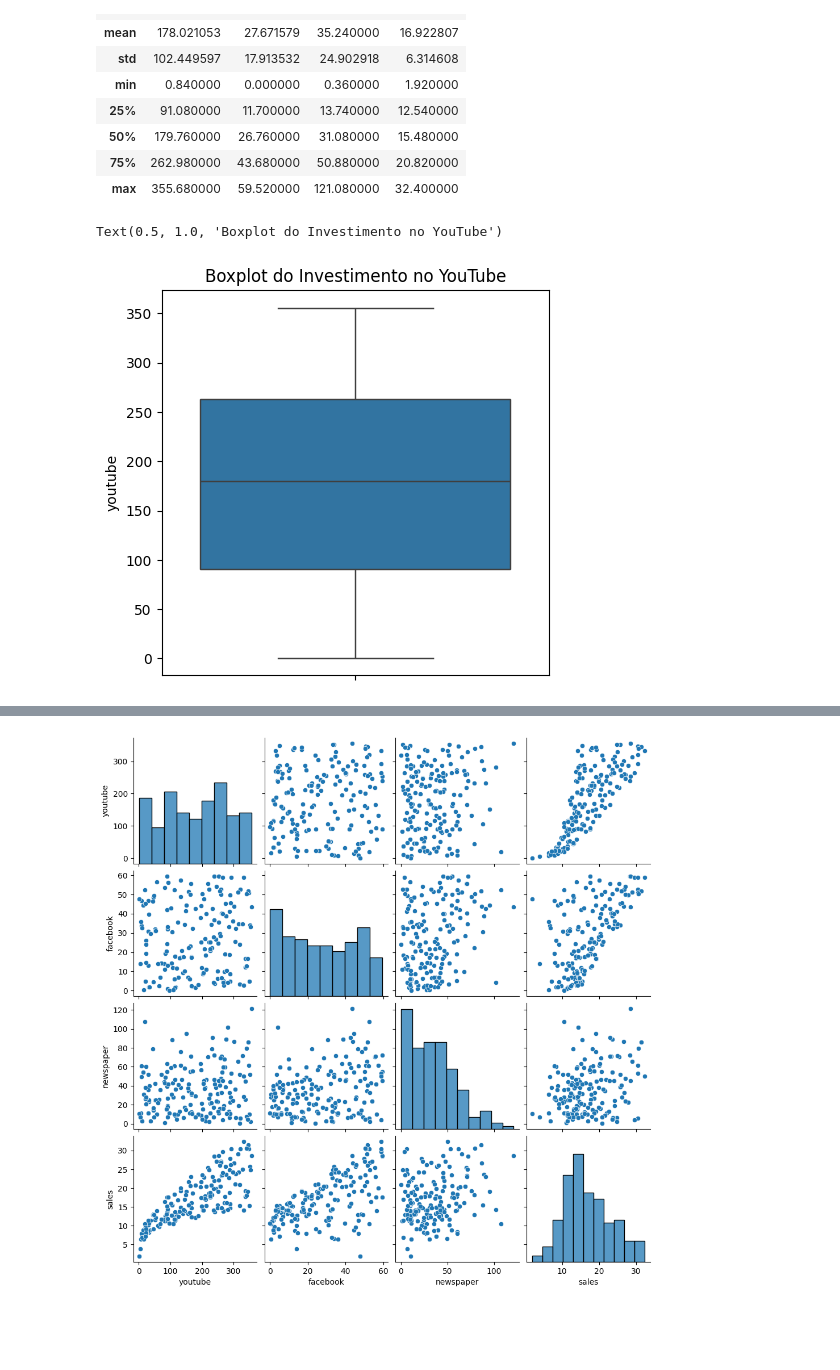
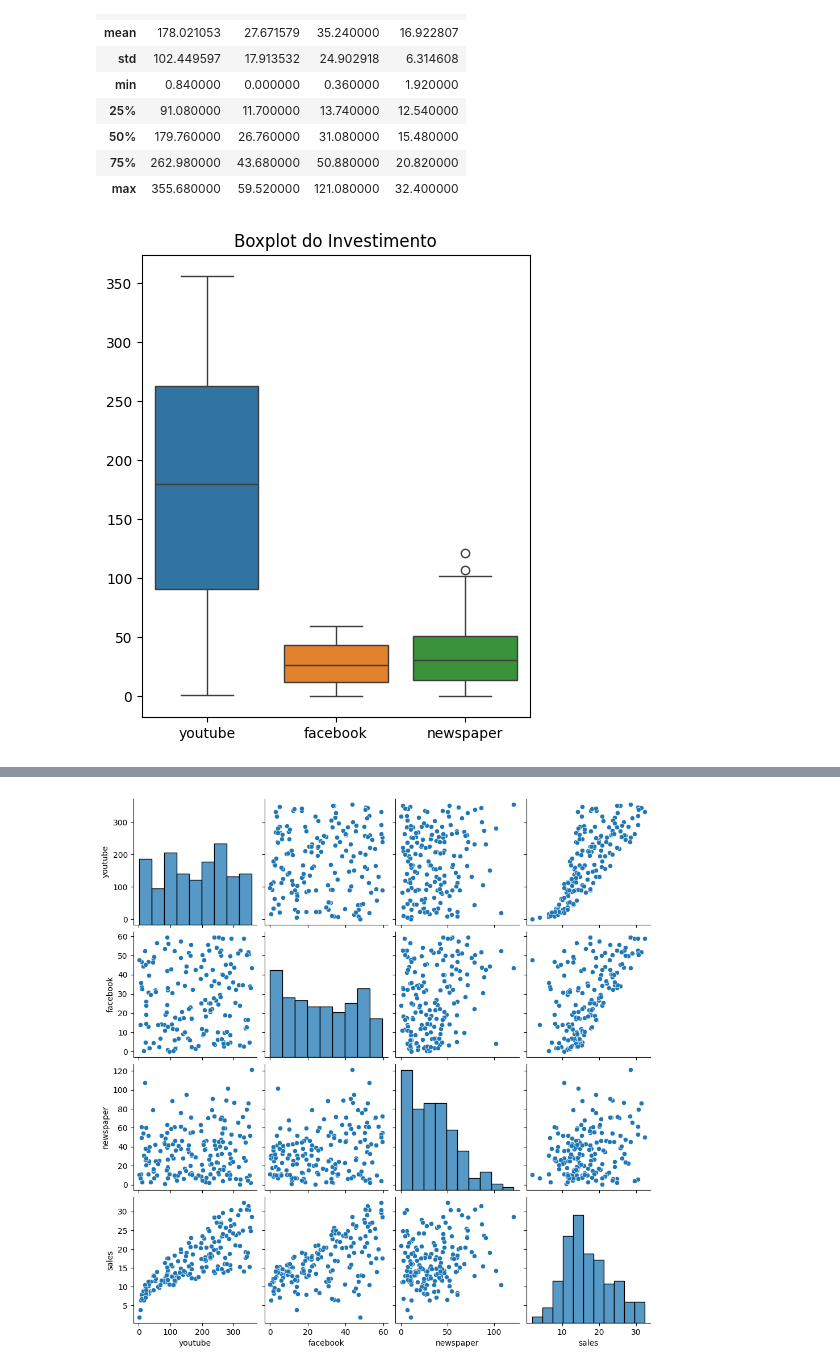
Before and after one commit to leandroboteon/linear-regression-sales-forecast, a Jupyter notebook: Regressao_para_MKT.ipynb, the cells around one changed output, grey strips where cells are left out. Cells and saved outputs as stored; diff of their text form; code cells hidden in the pictures; blank space fills up the shorter version.

```diff
--- a/Regressao_para_MKT.ipynb
+++ b/Regressao_para_MKT.ipynb
@@ -45,12 +46,13 @@ df.describe()
 | 75% | 262.980000 | 43.680000 | 50.880000 | 20.820000 |
 | max | 355.680000 | 59.520000 | 121.080000 | 32.400000 |
 # %%
-# Box plot
-plt.figure(figsize=(5, 5))
+# boxplot
 
-# youtube
-sns.boxplot(y='youtube', data=df)
-plt.title('Boxplot do Investimento no YouTube')
+plt.figure(figsize=(5,6))
+
+sns.boxplot(data=df[["youtube", "facebook", "newspaper"]])
+plt.title('Boxplot do Investimento')
+
+plt.show()
 # %% [output]
-Text(0.5, 1.0, 'Boxplot do Investimento no YouTube')
-[figure, old version]
+[figure, new version]
```
Also changed, not shown: parts of 16 cells of this notebook.
